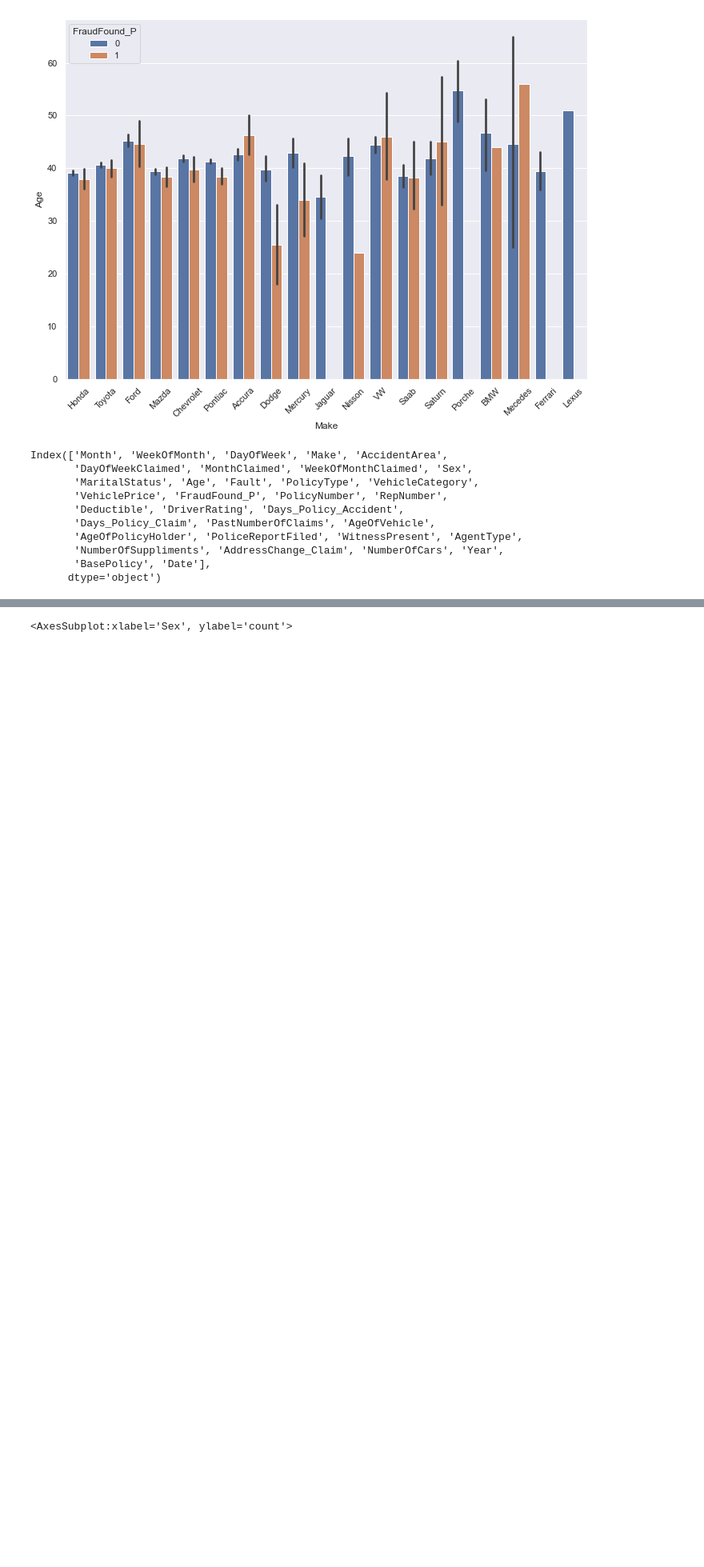
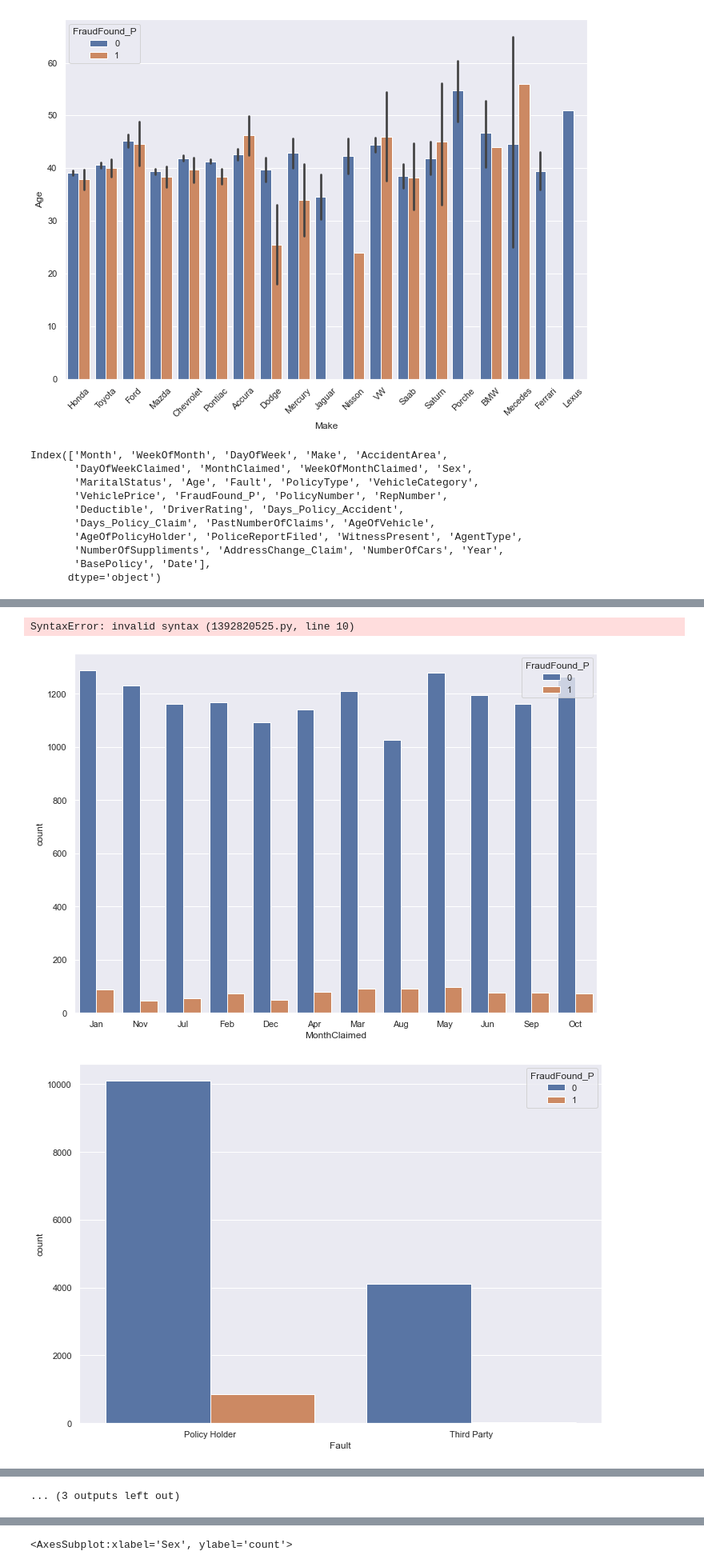
Before and after one commit to smirs/car-insurance-fraud-detection, a Jupyter notebook: fraud_detection.ipynb, the cells around one changed output, grey strips where cells are left out. Shown: that part at 80% size. Drawn from its saved outputs; the diff is of its cells as text; code cells hidden in the pictures; blank space fills up the shorter version.

```diff
--- a/fraud_detection.ipynb
+++ b/fraud_detection.ipynb
@@ -190,0 +211,65 @@ Index(['Month', 'WeekOfMonth', 'DayOfWeek', 'Make', 'AccidentArea',
+# %%
+AccidentArea
+Sex
+MaritalStatus
+PastNumberOfClaims
+Age
+Date
+FraudFound_P
+DayOfWeek
+Make
+---
+WeekOfMonth,
+MonthClaimed,
+WeekOfMonthClaimed,
+Fault,
+PolicyType,
+VehicleCategory,
+VehiclePrice,
+Deductible,
+DriverRating,
+Days_Policy_Accident,
+Days_Policy_Claim,
+AgeOfVehicle,
+AgeOfPolicyHolder,
+PoliceReportFiled,
+WitnessPresent,
+AgentType,
+#NumberOfSuppliments,
+AddressChange_Claim,
+#NumberOfCars,
+BasePolicy
+# %% [output]
+SyntaxError: invalid syntax (1392820525.py, line 10)
+# %%
+categorical = [
+"MonthClaimed",
+"Fault",
+"PolicyType",
+"VehicleCategory",
+#"VehiclePrice",
+"Days_Policy_Accident",
+"Days_Policy_Claim",
+"AgeOfVehicle",
+"AgeOfPolicyHolder",
+"PoliceReportFiled",
+"WitnessPresent",
+"AgentType",
+"NumberOfSuppliments",
+"AddressChange_Claim",
+"NumberOfCars",
+"BasePolicy"]
+
+numerical = ["WeekOfMonth",
+"WeekOfMonthClaimed",
+"VehiclePrice",
+"Deductible",
+"DriverRating"]
+# %%
+import matplotlib.pyplot as plt
+for i in categorical:
+    plt.figure()
+    sns.countplot(data=fraud_data_cleaned, x=i, hue="FraudFound_P")
+# %% [output]
+[figure, added]
+[figure, added]
@@ -190,0 +286 @@ Index(['Month', 'WeekOfMonth', 'DayOfWeek', 'Make', 'AccidentArea',
+... (3 outputs left out)
```
Also changed, not shown: parts of 12 cells of this notebook.
